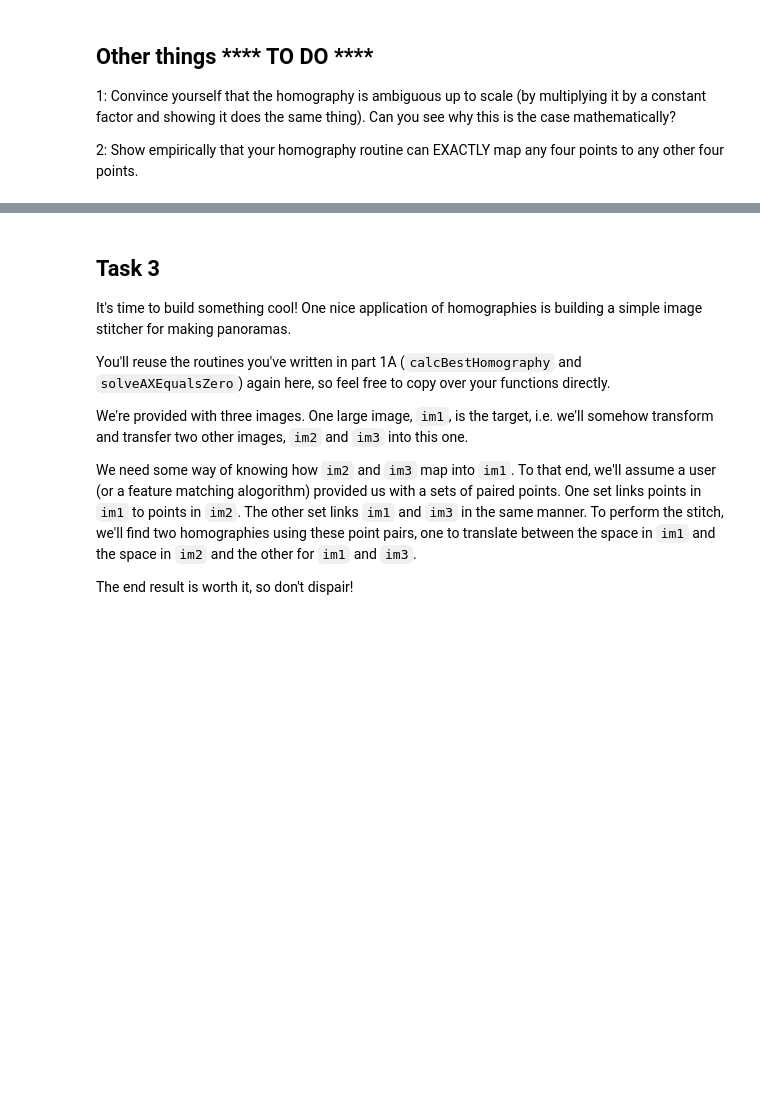
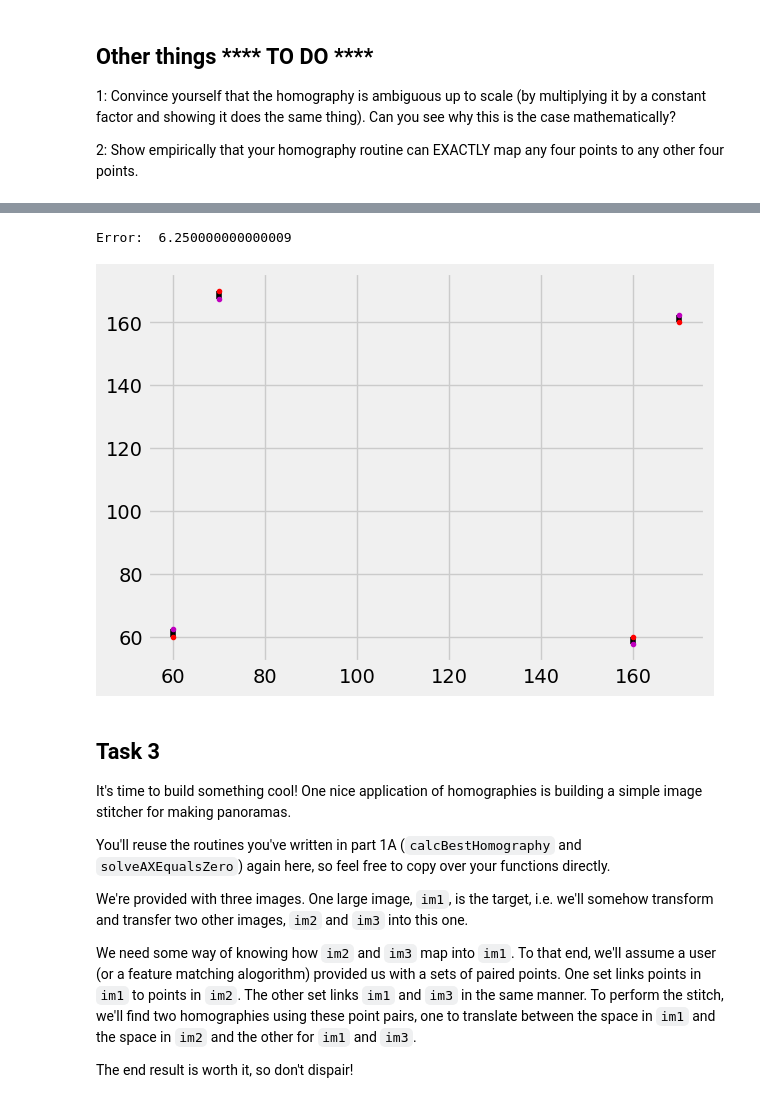
Before and after one commit to ethandsz/comp0241_24, a Jupyter notebook: labs/Lab3.ipynb, the cells around one changed output, grey strips where cells are left out. Saved outputs shown, nothing was run; the diff lists cells and outputs as text; code cells hidden in the pictures; blank space fills up the shorter version.

```diff
--- a/labs/Lab3.ipynb
+++ b/labs/Lab3.ipynb
@@ -457,3 +492,35 @@ other four points.
+# %%
+pts1Cart_test = np.array([[50.0, 150.0, 150.0, 50.0],
+                              [50.0, 50.0, 150.0, 150.0]])
+pts2Cart_test = np.array([[60.0, 160.0, 170.0, 70.0],
+                              [60.0, 60.0, 160.0, 170.0]])
+
+
+H_test = calcBestHomography(pts1Cart_test, pts2Cart_test)
+pts1Hom_test = np.concatenate((pts1Cart_test, np.ones((1,pts1Cart_test.shape[1]))), axis=0)
+
+# Apply estimated homography to points
+pts2EstHom_test = np.matmul(H_test,pts1Hom_test)
+
+# Convert back to Cartesian coordinates
+pts2EstCart_test = pts2EstHom_test[0:2,:] / np.tile([pts2EstHom_test[2,:]],(2,1))
+
+# Calculate the mean squared distance from actual points
+sqDiff = np.mean(sum((pts2Cart_test - pts2EstCart_test)**2))
+print("Error: ", sqDiff)
+
+# Draw figure with points before and after applying the estimated homography
+nPoint = pts1Cart_test.shape[1]
+
+# Plot a black line between pairs of actual points (red) and estimated points (magenta)
+for cPoint in range(0, nPoint):
+    plt.plot([pts2Cart_test[0,cPoint], pts2EstCart_test[0,cPoint]], [pts2Cart_test[1,cPoint], pts2EstCart_test[1,cPoint]],'k-')
+    plt.plot(pts2Cart_test[0,cPoint],pts2Cart_test[1,cPoint],'r.',pts2EstCart_test[0,cPoint],pts2EstCart_test[1,cPoint],'m.')
+
+plt.show()
+# %% [output]
+Error:  6.250000000000009
+[figure, added]
 # %% [markdown]
 ## Task 3
 It's time to build something cool! One nice application of homographies is building a simple image stitcher for making panoramas.
```
Also changed, not shown: parts of 6 cells of this notebook.
